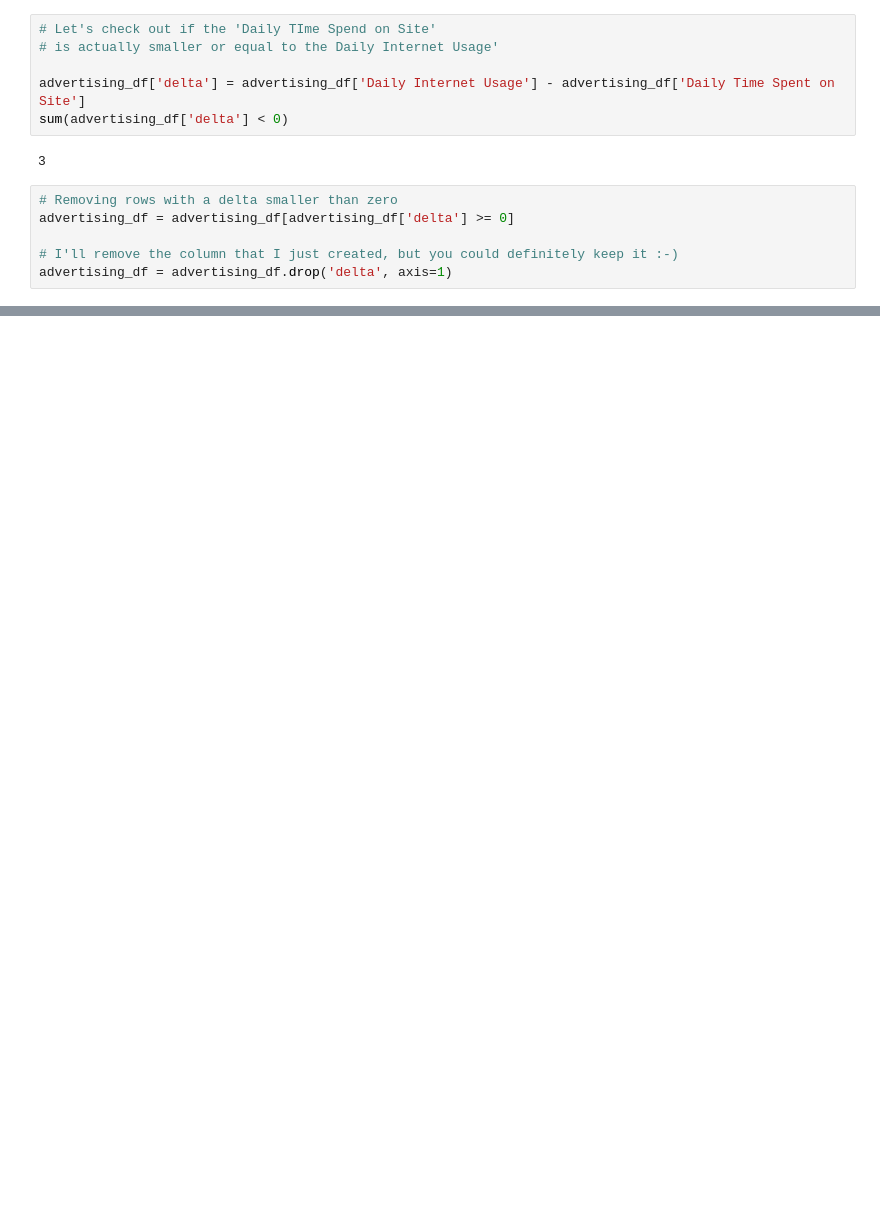
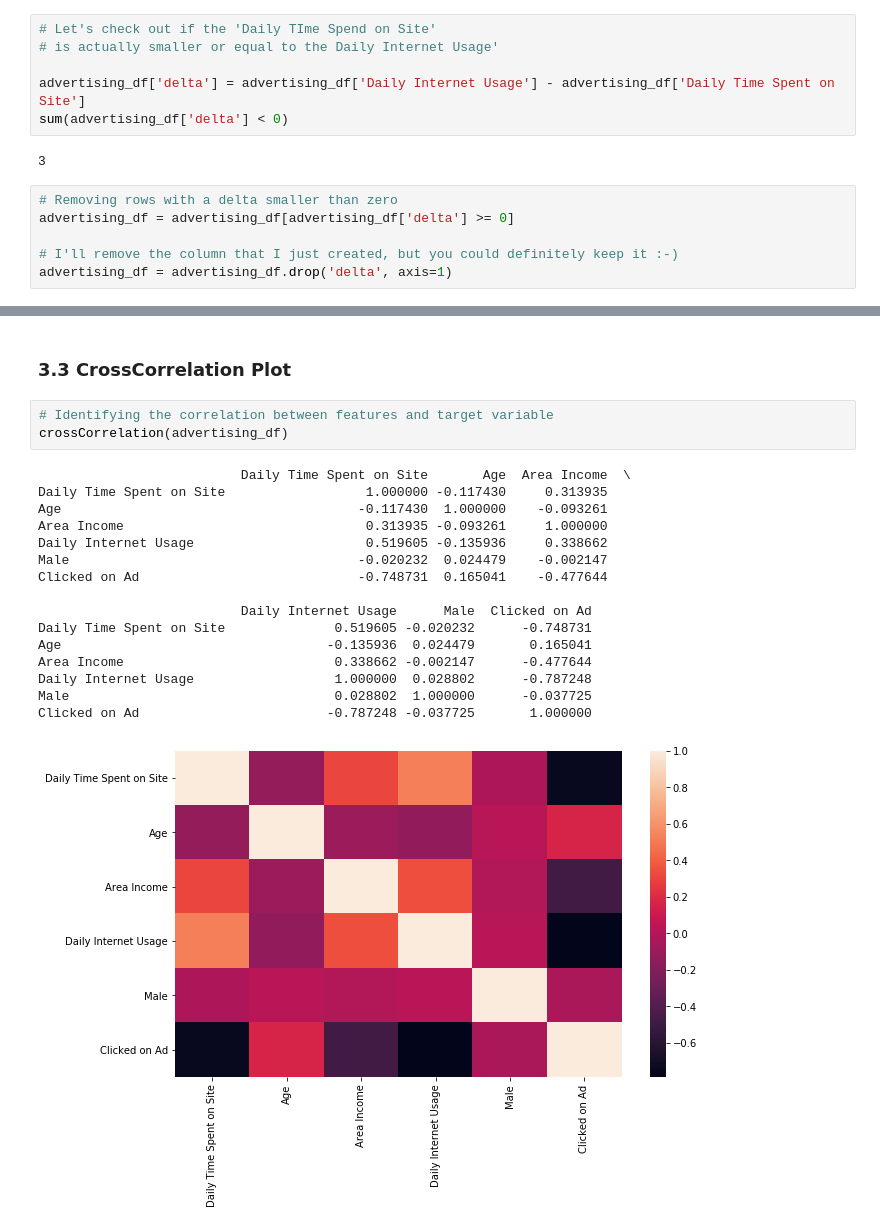
Before and after one commit to nikhilgharge4591/Advertising_Ad-Campaign, a Jupyter notebook: Advertising Ad Campaign .ipynb, the cells around one changed output, grey strips where cells are left out. Drawn from its saved outputs; the diff is of its cells as text; blank space fills up the shorter version.

```diff
--- a/Advertising Ad Campaign .ipynb
+++ b/Advertising Ad Campaign .ipynb
@@ -155,0 +204,22 @@ advertising_df = advertising_df.drop('delta', axis=1)
+# %% [markdown]
+### 3.3 CrossCorrelation Plot
+# %%
+# Identifying the correlation between features and target variable
+crossCorrelation(advertising_df)
+# %% [output]
+                          Daily Time Spent on Site       Age  Area Income  \
+Daily Time Spent on Site                  1.000000 -0.117430     0.313935
+Age                                      -0.117430  1.000000    -0.093261
+Area Income                               0.313935 -0.093261     1.000000
+Daily Internet Usage                      0.519605 -0.135936     0.338662
+Male                                     -0.020232  0.024479    -0.002147
+Clicked on Ad                            -0.748731  0.165041    -0.477644
+
+                          Daily Internet Usage      Male  Clicked on Ad
+Daily Time Spent on Site              0.519605 -0.020232      -0.748731
+Age                                  -0.135936  0.024479       0.165041
+Area Income                           0.338662 -0.002147      -0.477644
+Daily Internet Usage                  1.000000  0.028802      -0.787248
+Male                                  0.028802  1.000000      -0.037725
+Clicked on Ad                        -0.787248 -0.037725       1.000000
+[figure, added]
```
Also changed, not shown: parts of 26 cells of this notebook.
